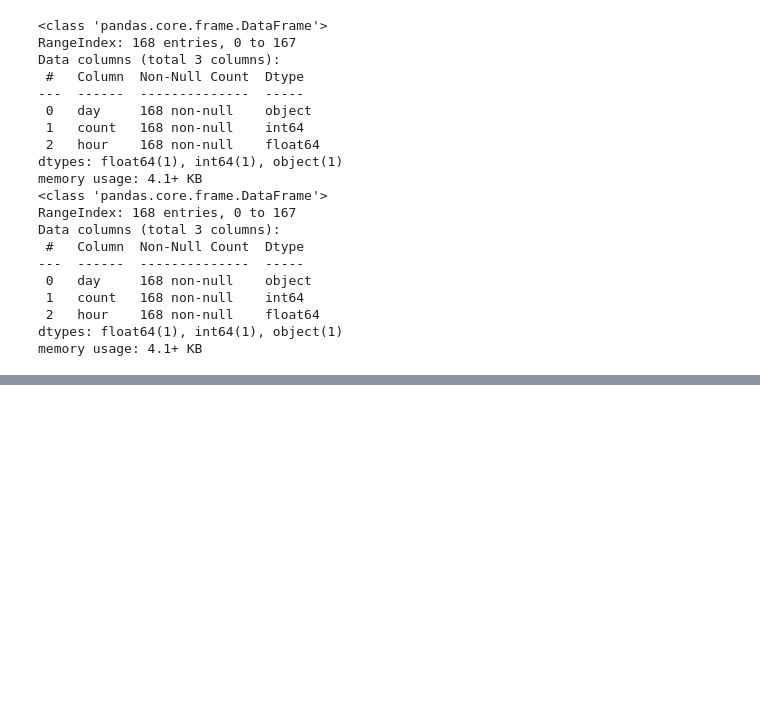
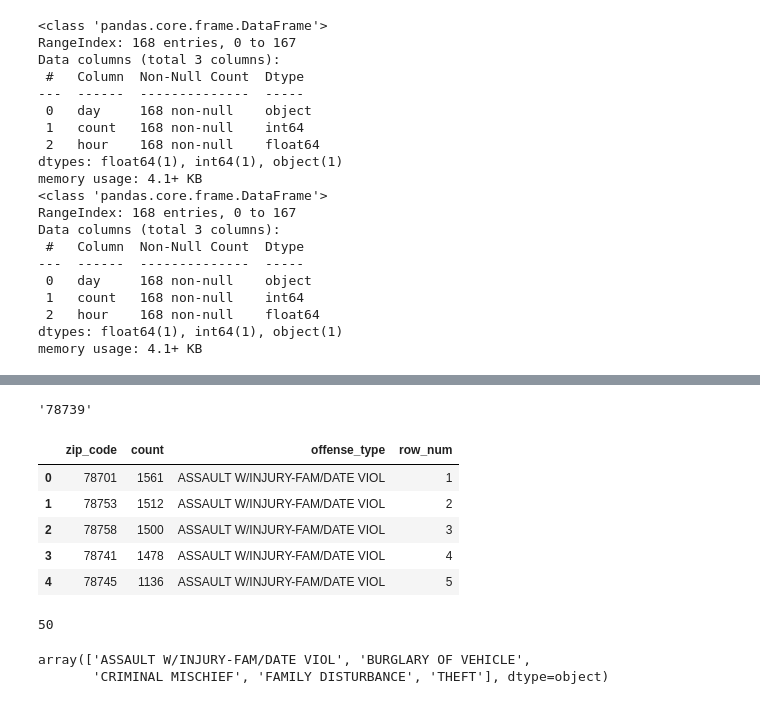
Before and after one commit to DonnieData/austin_crime_EDA, a Jupyter notebook: crime_data_EDA.ipynb, the cells around one changed output, grey strips where cells are left out. Saved outputs shown, nothing was run; the diff lists cells and outputs as text; code cells hidden in the pictures; blank space fills up the shorter version.

```diff
--- a/crime_data_EDA.ipynb
+++ b/crime_data_EDA.ipynb
@@ -937,0 +998,19 @@ crime_day_2020.to_csv('data_extract_visualizations/crime_day_20.csv',index=False
+# %%
+zipgeo['features'][0]['properties']['zipcode']
+# %% [output]
+'78739'
+# %%
+top10zip_by_top5offense = db_frame('SELECT * FROM top10zip_by_top5offense')
+# %%
+top10zip_by_top5offense.head()
+# %% [output]
+|  | zip_code | count | offense_type | row_num |
+| 0 | 78701 | 1561 | ASSAULT W/INJURY-FAM/DATE VIOL | 1 |
+| 1 | 78753 | 1512 | ASSAULT W/INJURY-FAM/DATE VIOL | 2 |
+| 2 | 78758 | 1500 | ASSAULT W/INJURY-FAM/DATE VIOL | 3 |
+| 3 | 78741 | 1478 | ASSAULT W/INJURY-FAM/DATE VIOL | 4 |
+| 4 | 78745 | 1136 | ASSAULT W/INJURY-FAM/DATE VIOL | 5 |
+# %%
+len(top10zip_by_top5offense)
+# %% [output]
+50
@@ -937,0 +1021,5 @@ crime_day_2020.to_csv('data_extract_visualizations/crime_day_20.csv',index=False
+# %%
+offense_type_list
+# %% [output]
+array(['ASSAULT W/INJURY-FAM/DATE VIOL', 'BURGLARY OF VEHICLE',
+       'CRIMINAL MISCHIEF', 'FAMILY DISTURBANCE', 'THEFT'], dtype=object)
```
Also changed, not shown: parts of 41 cells of this notebook, 1 other file.
